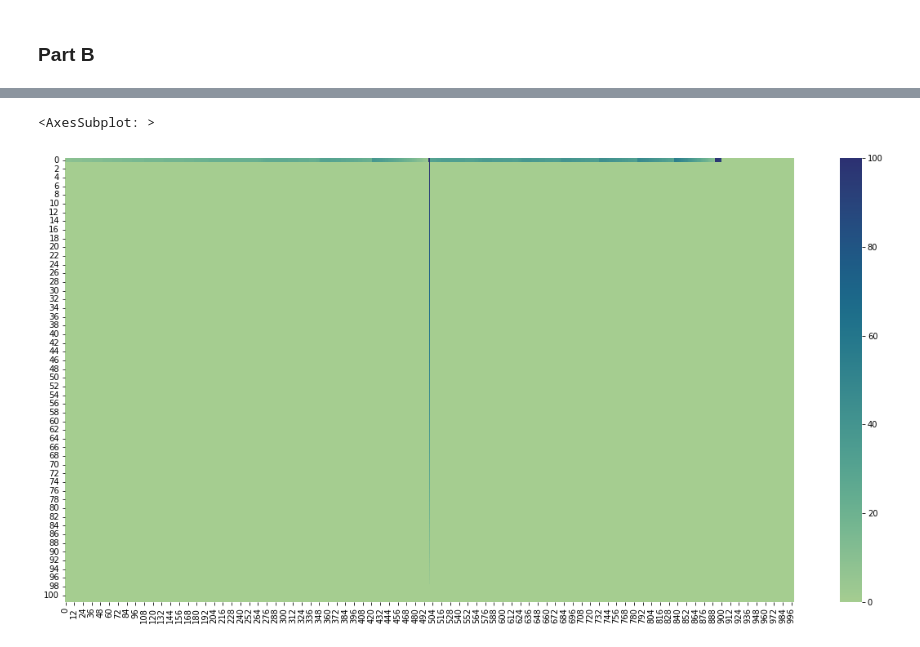
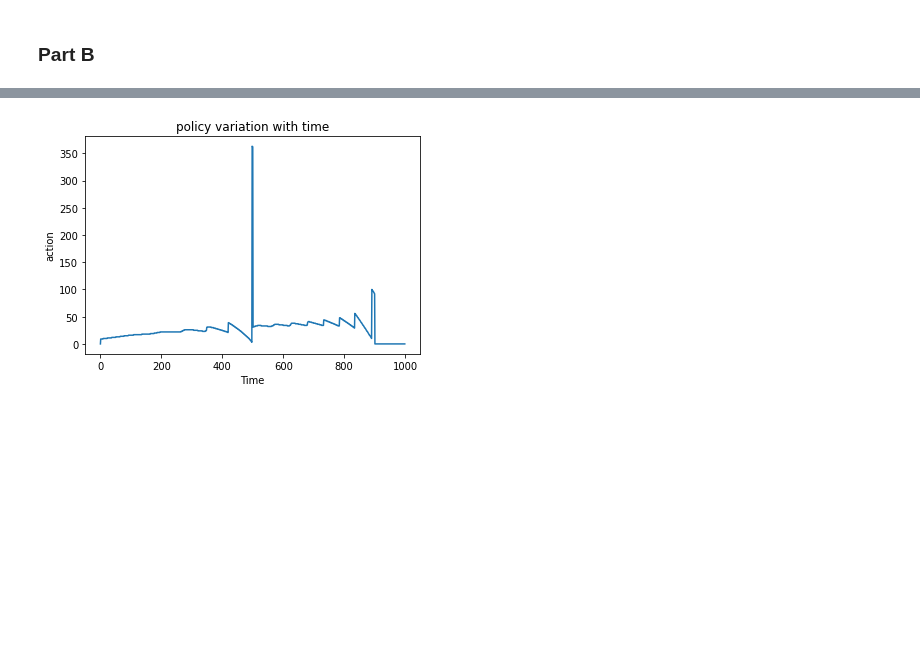
Before and after one commit to pshreyasv100/dprl_assignment_1, a Jupyter notebook: item_inventory_assignment.ipynb, the cells around one changed output, grey strips where cells are left out. Saved outputs shown, nothing was run; the diff lists cells and outputs as text; code cells hidden in the pictures; blank space fills up the shorter version.

```diff
--- a/item_inventory_assignment.ipynb
+++ b/item_inventory_assignment.ipynb
@@ -142,10 +137,13 @@ plotter(V, T, x_max, "Value Function Variation with Time and Inventory Level")
-# %%
-import matplotlib.pyplot as plt
-import seaborn as sns
-
-# chunky plot
-plt.subplots(1, 1, figsize=(20, 10))
-sns.heatmap(alpha, cmap="crest")
-# %% [output]
-<AxesSubplot: >
-[figure, removed]
+# %%
+import matplotlib.pyplot as plt
+
+policy =  alpha[0][:]
+time_period = [t for t in range(T)]
+
+plt.plot(time_period, policy)
+plt.title('policy variation with time')
+plt.xlabel('Time')
+plt.ylabel('action')
+plt.show()
+# %% [output]
+[figure, added]
```
Also changed, not shown: parts of 3 cells of this notebook.
